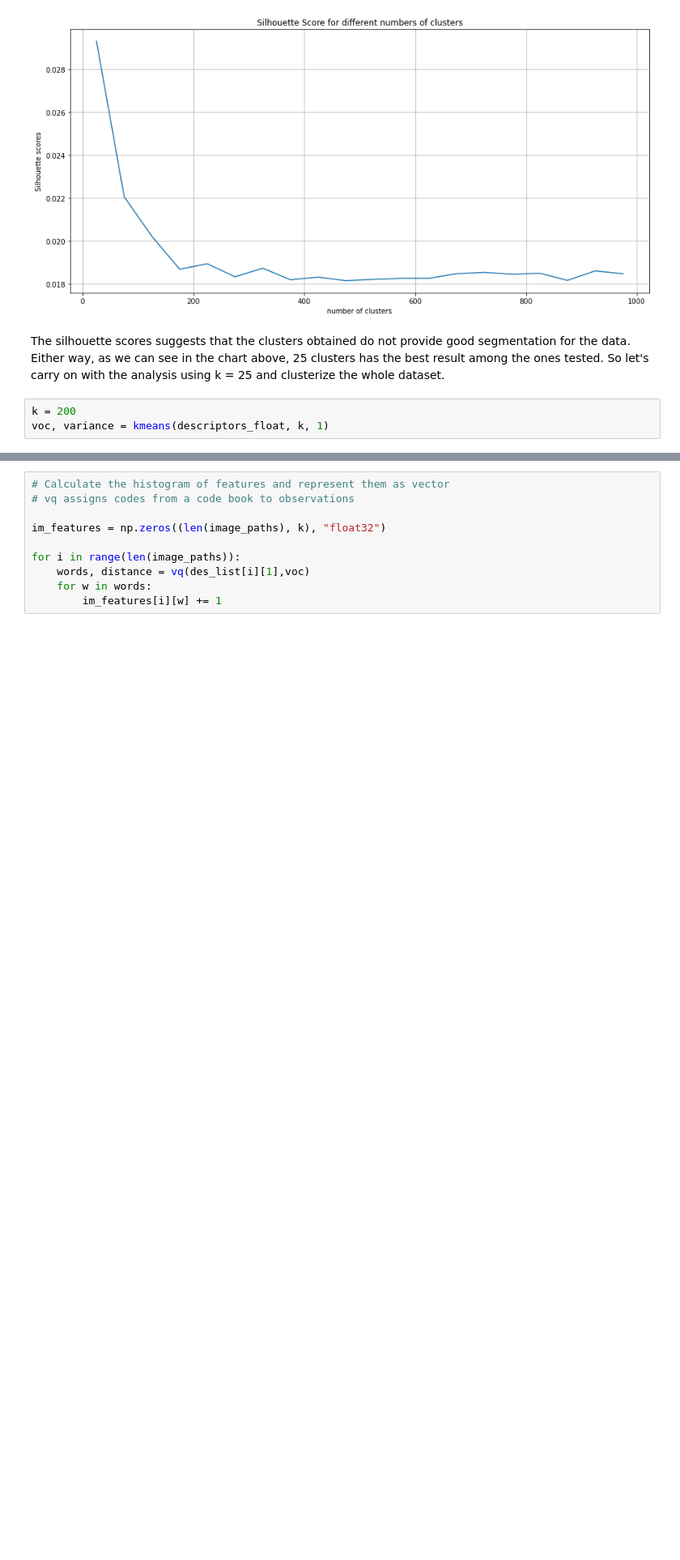
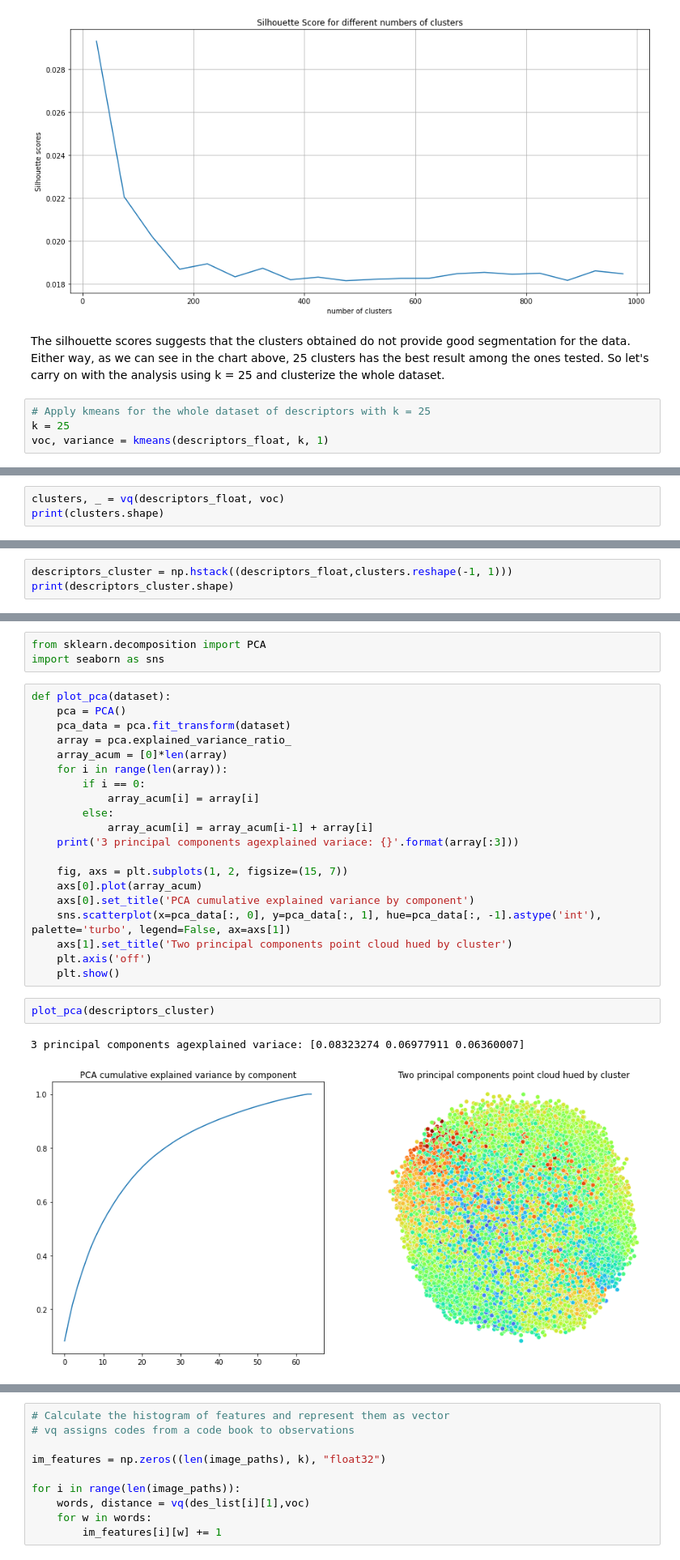
Before and after one commit to josealexandre-mecai/img-processing-2022, a Jupyter notebook: BOVW_Train.ipynb, the cells around one changed output, grey strips where cells are left out. Shown at 81% size. Drawn from its saved outputs; the diff is of its cells as text; blank space fills up the shorter version.

Commit message:
Visualizations added for BRISK method

```diff
--- a/BOVW_Train.ipynb
+++ b/BOVW_Train.ipynb
@@ -148,6 +146,7 @@ plt.savefig('silhouette_scores.png')
 # %% [markdown]
 The silhouette scores suggests that the clusters obtained do not provide good segmentation for the data. Either way, as we can see in the chart above, 25 clusters has the best result among the ones tested. So let's carry on with the analysis using k = 25 and clusterize the whole dataset.
 # %%
-k = 200
+# Apply kmeans for the whole dataset of descriptors with k = 25
+k = 25
 voc, variance = kmeans(descriptors_float, k, 1)
 # %%
@@ -172,0 +174,3 @@ variance
+# %%
+clusters, _ = vq(descriptors_float, voc)
+print(clusters.shape)
@@ -172,0 +181,3 @@ variance
+# %%
+descriptors_cluster = np.hstack((descriptors_float,clusters.reshape(-1, 1)))
+print(descriptors_cluster.shape)
@@ -172,0 +188,28 @@ variance
+# %%
+from sklearn.decomposition import PCA
+import seaborn as sns
+# %%
+def plot_pca(dataset):
+    pca = PCA()
+    pca_data = pca.fit_transform(dataset)
+    array = pca.explained_variance_ratio_
+    array_acum = [0]*len(array)
+    for i in range(len(array)):
+        if i == 0:
+            array_acum[i] = array[i]
+        else:
+            array_acum[i] = array_acum[i-1] + array[i]
+    print('3 principal components agexplained variace: {}'.format(array[:3]))
+
+    fig, axs = plt.subplots(1, 2, figsize=(15, 7))
+    axs[0].plot(array_acum)
+    axs[0].set_title('PCA cumulative explained variance by component')
+    sns.scatterplot(x=pca_data[:, 0], y=pca_data[:, 1], hue=pca_data[:, -1].astype('int'), palette='turbo', legend=False, ax=axs[1])
+    axs[1].set_title('Two principal components point cloud hued by cluster')
+    plt.axis('off')
+    plt.show()
+# %%
+plot_pca(descriptors_cluster)
+# %% [output]
+3 principal components agexplained variace: [0.08323274 0.06977911 0.06360007]
+[figure, added]
```
Also changed, not shown: parts of 41 cells of this notebook, 1 other file.
